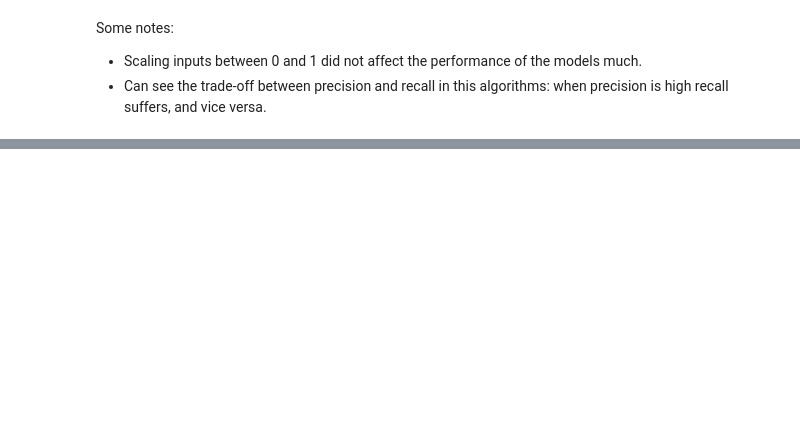
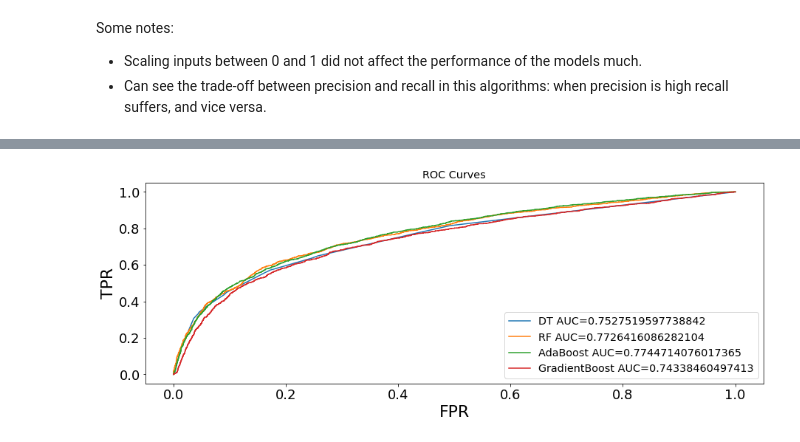
Before and after one commit to RozitaAbdoli/credit_default_mining, a Jupyter notebook: Model_comparison.ipynb, the cells around one changed output, grey strips where cells are left out. Drawn from its saved outputs; the diff is of its cells as text; code cells hidden in the pictures; blank space fills up the shorter version.

```diff
--- a/Model_comparison.ipynb
+++ b/Model_comparison.ipynb
@@ -114,0 +156,49 @@ Some notes:
+# %%
+# The ROC curves and the ROC AUC
+
+# model=LogisticRegression(C= 50, penalty= 'l1', solver= 'liblinear'),
+    # KNeighborsClassifier(),                           #n_neighbors=5
+    # QuadraticDiscriminantAnalysis(),
+    # GaussianNB(),
+    # DecisionTreeClassifier(max_depth=5),              #set max_depth
+
+model=DecisionTreeClassifier(max_depth=5)              #set max_depth
+model.fit(X_train, y_train)
+y_pred = model.predict(X_test)
+y_pred_proba = model.predict_proba(X_test)[::,1]
+FPR, TPR, _ = roc_curve(y_test, y_pred_proba)            #roc_curve(y_true, y_score)
+auc = roc_auc_score(y_test, y_pred_proba)
+plt.plot(FPR,TPR,label="DT AUC="+str(auc))
+
+model=RandomForestClassifier(max_depth=5, n_estimators=100)
+model.fit(X_train, y_train)
+y_pred = model.predict(X_test)
+y_pred_proba = model.predict_proba(X_test)[::,1]
+FPR, TPR, _ = roc_curve(y_test, y_pred_proba)            #roc_curve(y_true, y_score)
+auc = roc_auc_score(y_test, y_pred_proba)
+plt.plot(FPR,TPR,label="RF AUC="+str(auc))
+
+
+model=AdaBoostClassifier(n_estimators=100)
+model.fit(X_train, y_train)
+y_pred = model.predict(X_test)
+y_pred_proba = model.predict_proba(X_test)[::,1]
+FPR, TPR, _ = roc_curve(y_test, y_pred_proba)            #roc_curve(y_true, y_score)
+auc = roc_auc_score(y_test, y_pred_proba)
+plt.plot(FPR,TPR,label="AdaBoost AUC="+str(auc))
+
+model=GradientBoostingClassifier(n_estimators=100, learning_rate=1.0)
+model.fit(X_train, y_train)
+y_pred = model.predict(X_test)
+y_pred_proba = model.predict_proba(X_test)[::,1]
+FPR, TPR, _ = roc_curve(y_test, y_pred_proba)            #roc_curve(y_true, y_score)
+auc = roc_auc_score(y_test, y_pred_proba)
+plt.plot(FPR,TPR,label="GradientBoost AUC="+str(auc))
+
+plt.xlabel('FPR')
+plt.ylabel('TPR')
+plt.title('ROC Curves')
+plt.legend(loc=4)
+plt.show()
+# %% [output]
+[figure, added]
```
Also changed, not shown: parts of 10 cells of this notebook.
